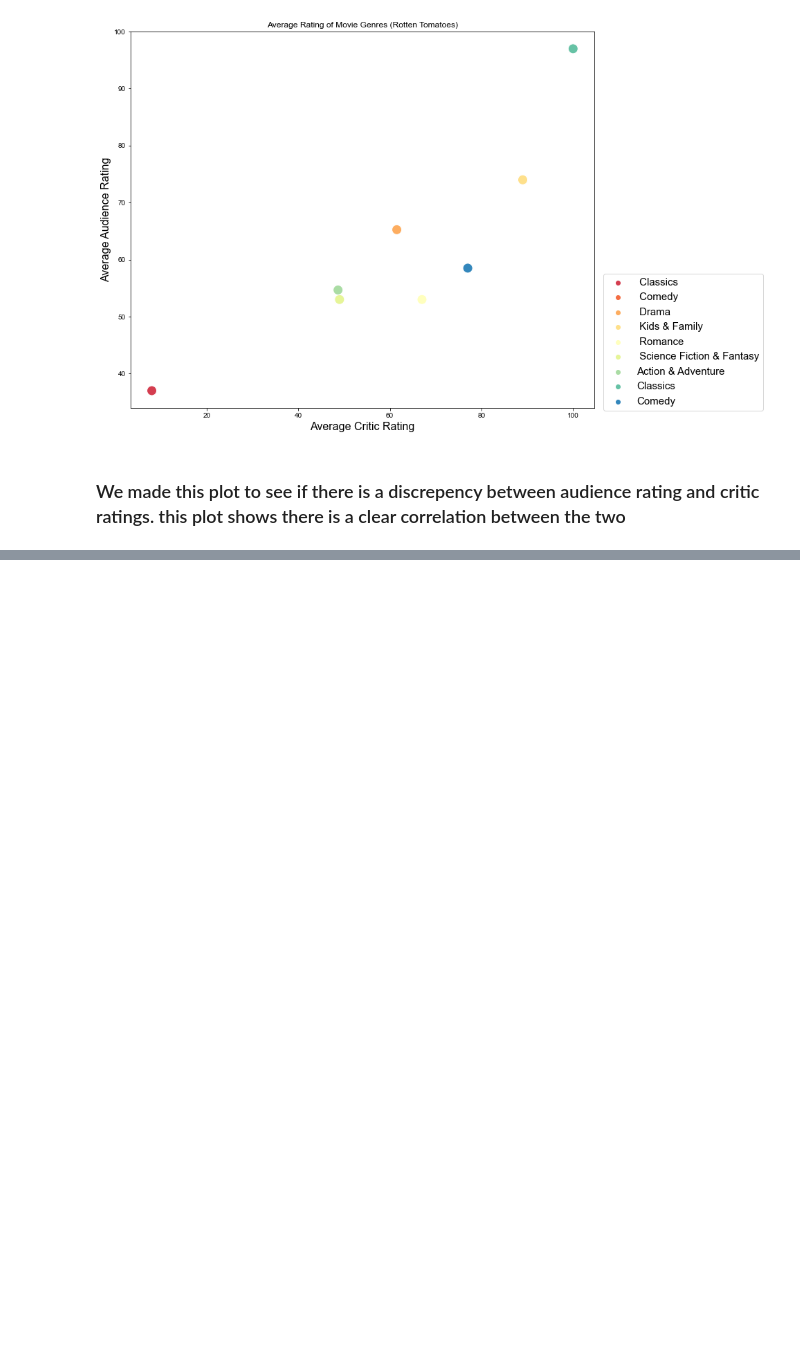
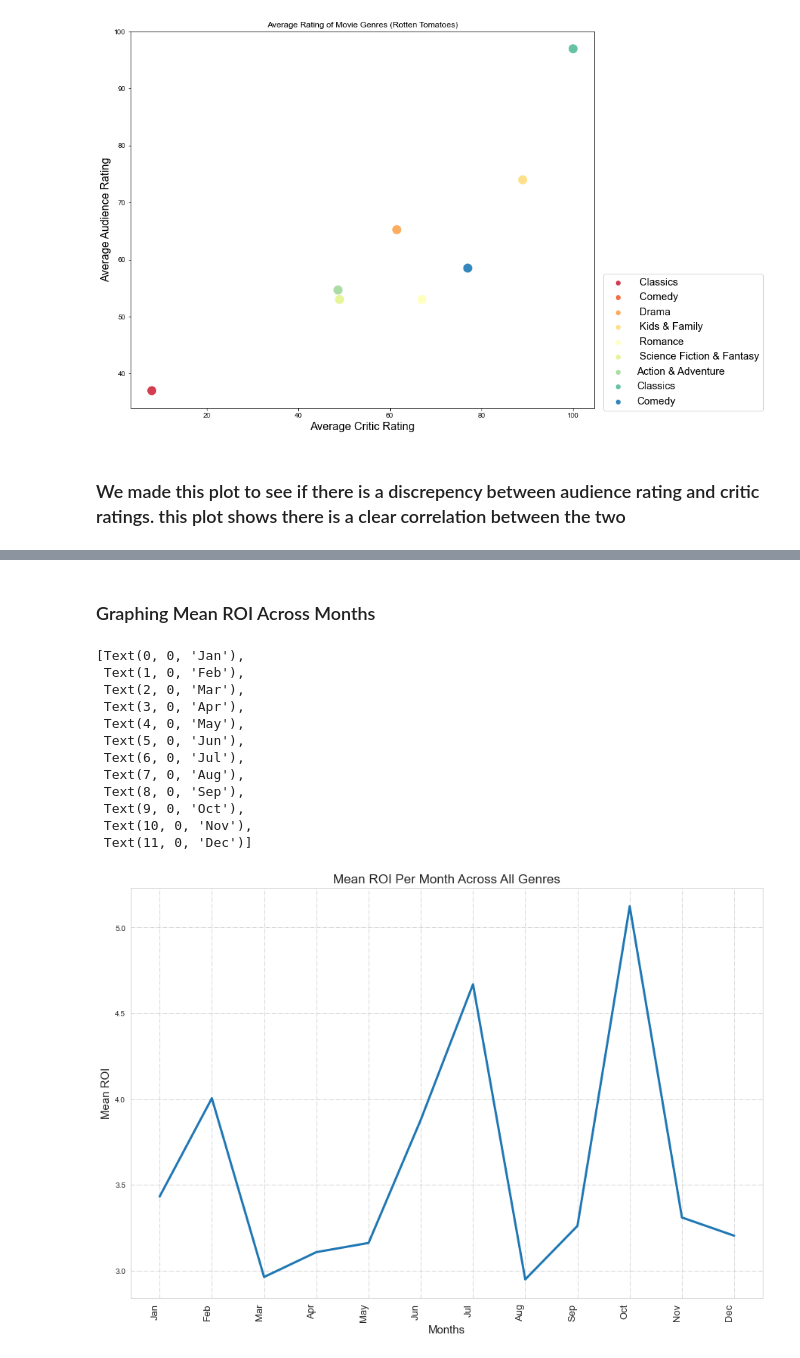
Before and after one commit to LaibahAshfaq/Microsoft-Movie-Analysis-Project, a Jupyter notebook: Final_Notebook.ipynb, the cells around one changed output, grey strips where cells are left out. Drawn from its saved outputs; the diff is of its cells as text; code cells hidden in the pictures; blank space fills up the shorter version.

```diff
--- a/Final_Notebook.ipynb
+++ b/Final_Notebook.ipynb
@@ -303,0 +499,8 @@ sns.set_style("whitegrid", {'grid.linestyle': '-.'})
+# %%
+months_genres_explode = budgets_and_genres[['primary_title', 'genres', 'ROI',"release_date"]].explode('genres')
+months_genres_explode = months_genres_explode.drop(budgets_and_genres[(budgets_and_genres["ROI"] > 100) | (budgets_and_genres["ROI"] < 0)].index)
+#Exploding rows based on genres and removing outliers from ROI
+# %%
+months_genres_explode["month"] = months_genres_explode["release_date"].dt.strftime("%m")
+months_genres_explode["month"].value_counts()
+#Seperating month from release date
@@ -303,0 +542,30 @@ sns.set_style("whitegrid", {'grid.linestyle': '-.'})
+# %% [markdown]
+### Graphing Mean ROI Across Months
+# %%
+labels = ["Jan","Feb","Mar","Apr","May","Jun","Jul","Aug","Sep","Oct","Nov","Dec"]
+
+fix, ax = plt.subplots(figsize=(15,10))
+sns.lineplot(months_genres_explode.groupby(by="month")["ROI"].mean().index,
+            months_genres_explode.groupby(by="month")["ROI"].mean().values,
+            linewidth = 3)
+plt.xticks(rotation=90, ha='right',fontsize = 13)
+plt.xlabel("Months",fontsize = 15)
+plt.ylabel("Mean ROI", fontsize = 15)
+ax.set_title("Mean ROI Per Month Across All Genres",fontsize = 17)
+ax.set_xticklabels(labels)
+
+#Graphing Mean ROI Across Months
+# %% [output]
+[Text(0, 0, 'Jan'),
+ Text(1, 0, 'Feb'),
+ Text(2, 0, 'Mar'),
+ Text(3, 0, 'Apr'),
+ Text(4, 0, 'May'),
+ Text(5, 0, 'Jun'),
+ Text(6, 0, 'Jul'),
+ Text(7, 0, 'Aug'),
+ Text(8, 0, 'Sep'),
+ Text(9, 0, 'Oct'),
+ Text(10, 0, 'Nov'),
+ Text(11, 0, 'Dec')]
+[figure, added]
```
Also changed, not shown: parts of 39 cells of this notebook, 5 other files.
